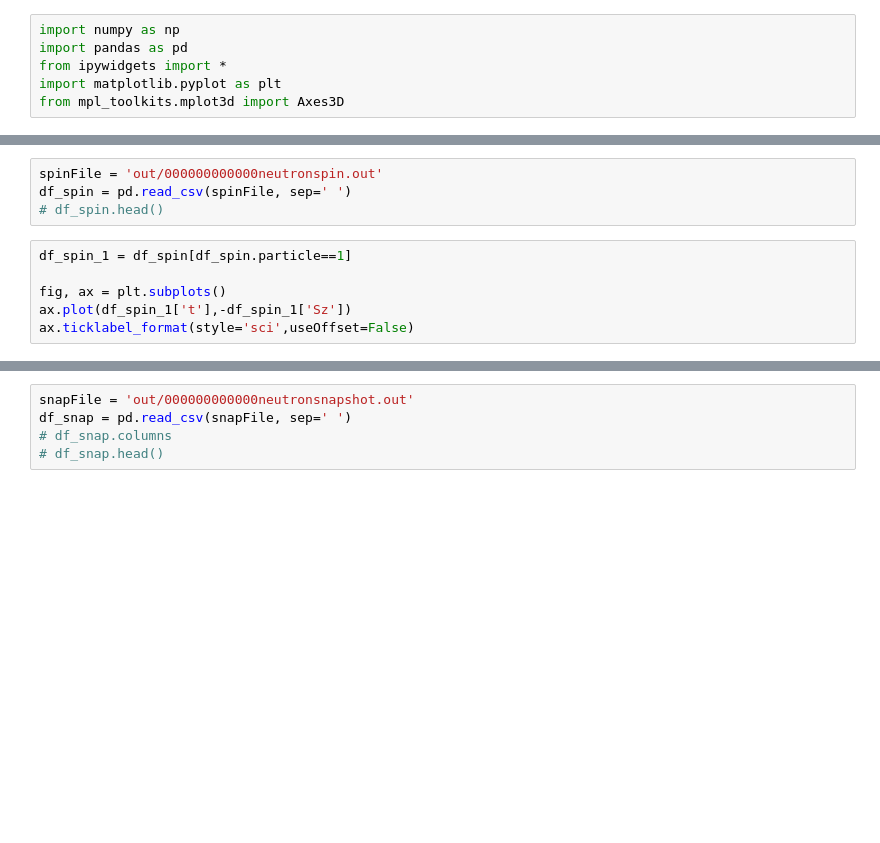
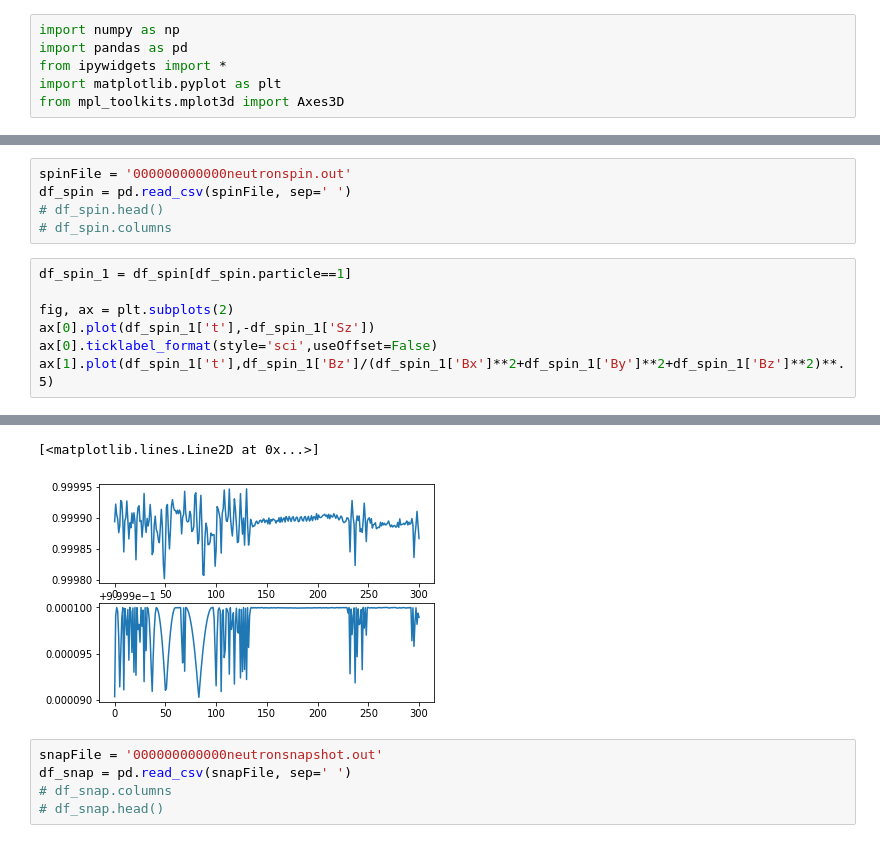
Before and after one commit to jaredBrewington/PENTrack, a Jupyter notebook: analysis/analysis.ipynb, the cells around one changed output, grey strips where cells are left out. Drawn from its saved outputs; the diff is of its cells as text; blank space fills up the shorter version.

```diff
--- a/analysis/analysis.ipynb
+++ b/analysis/analysis.ipynb
@@ -20,11 +20,13 @@ plt.show()
 # %%
-spinFile = 'out/000000000000neutronspin.out'
+spinFile = '000000000000neutronspin.out'
 df_spin = pd.read_csv(spinFile, sep=' ')
 # df_spin.head()
+# df_spin.columns
 # %%
 df_spin_1 = df_spin[df_spin.particle==1]
 
-fig, ax = plt.subplots()
-ax.plot(df_spin_1['t'],-df_spin_1['Sz'])
-ax.ticklabel_format(style='sci',useOffset=False)
+fig, ax = plt.subplots(2)
+ax[0].plot(df_spin_1['t'],-df_spin_1['Sz'])
+ax[0].ticklabel_format(style='sci',useOffset=False)
+ax[1].plot(df_spin_1['t'],df_spin_1['Bz']/(df_spin_1['Bx']**2+df_spin_1['By']**2+df_spin_1['Bz']**2)**.5)
 # %% [output]
@@ -33,5 +33,7 @@ ax.ticklabel_format(style='sci',useOffset=False)
+[<matplotlib.lines.Line2D at 0x...>]
+[figure, added]
 # %%
-snapFile = 'out/000000000000neutronsnapshot.out'
+snapFile = '000000000000neutronsnapshot.out'
 df_snap = pd.read_csv(snapFile, sep=' ')
 # df_snap.columns
 # df_snap.head()
```
Also changed, not shown: parts of 5 cells of this notebook, 4 other files.
